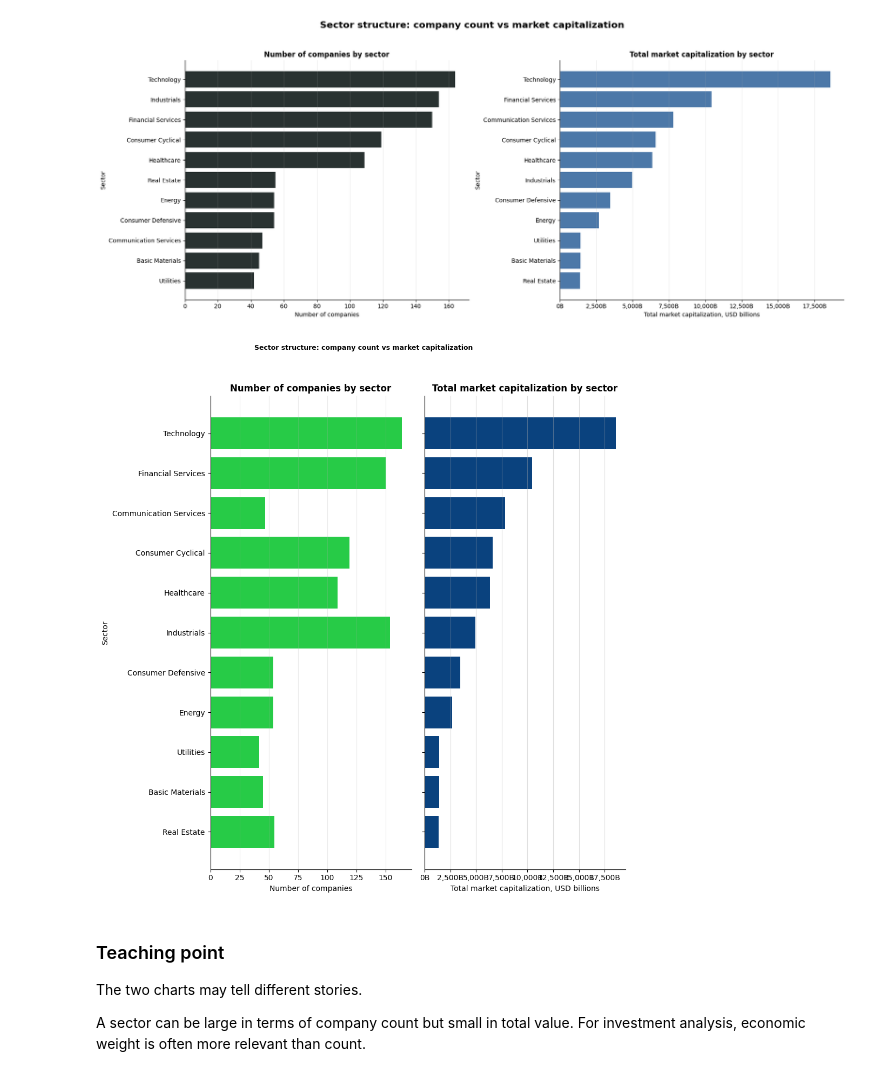
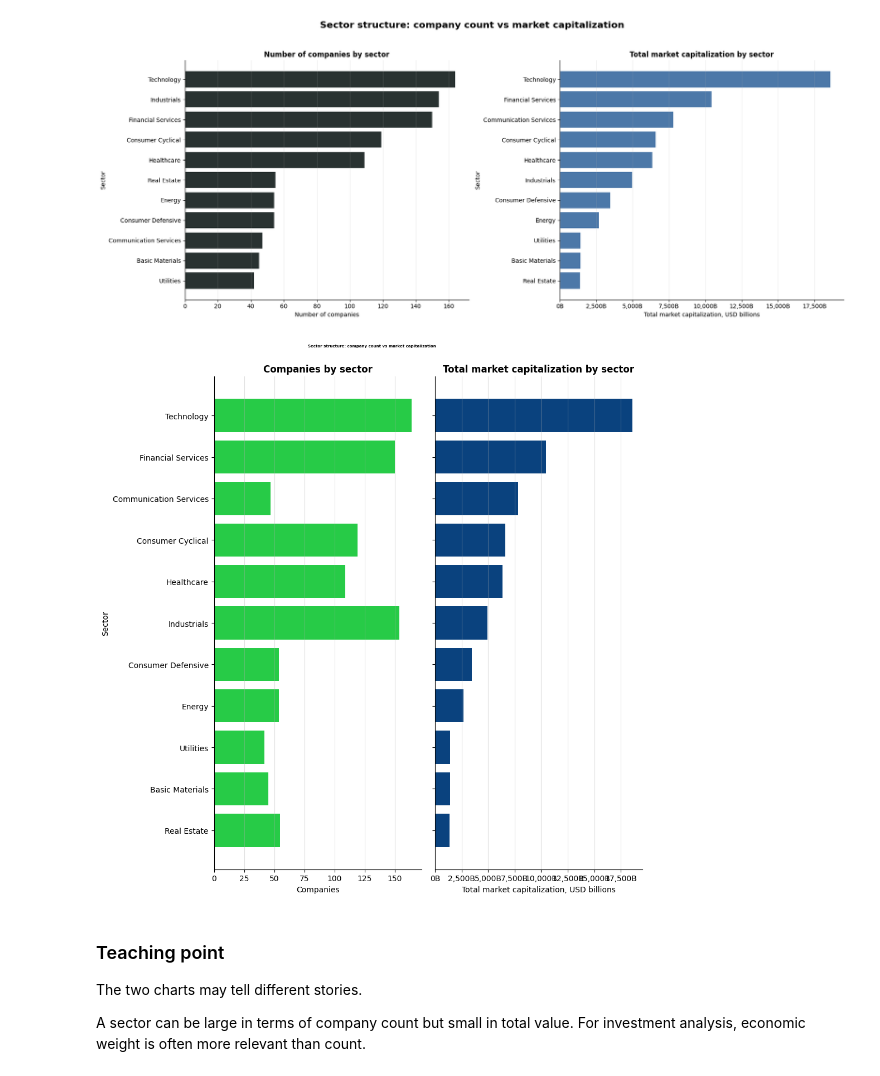
Before and after one commit to AliceS2502/BDA2026, a Jupyter notebook: Financial_Investment_Storytelling.ipynb, the cells around one changed output. Saved outputs shown, nothing was run; the diff lists cells and outputs as text; code cells hidden in the pictures.

```diff
--- a/Financial_Investment_Storytelling.ipynb
+++ b/Financial_Investment_Storytelling.ipynb
@@ -638,40 +638,40 @@ ax_count.barh(
     sector_summary.index,
     sector_summary["company_count"],
     color="#27CB47"
 )
 
-ax_count.set_title("Number of companies by sector")
-ax_count.set_xlabel("Number of companies")
+ax_count.set_title("Companies by sector")
+ax_count.set_xlabel("Companies")
 ax_count.set_ylabel("Sector")
-ax_count.grid(axis="x", alpha=0.25)
+ax_count.grid(axis="x", alpha=0.40)
 clean_spines(ax_count)
 
 # Right chart: total market capitalization.
 ax_cap.barh(
     sector_summary.index,
     sector_summary["total_market_cap_b"],
     color="#0A427E"
 )
 
 ax_cap.set_title("Total market capitalization by sector")
 ax_cap.set_xlabel("Total market capitalization, USD billions")
 ax_cap.set_ylabel("")
 
 ax_cap.xaxis.set_major_formatter(FuncFormatter(billions_formatter))
 ax_cap.grid(axis="x", alpha=0.40)
 clean_spines(ax_cap)
 
 fig.suptitle(
     "Sector structure: company count vs market capitalization",
-    fontsize=9,
-    fontweight="bold",
-    y=1.03
+    fontsize=5,
+    fontweight="heavy",
+    y=1.00
 )
 
 plt.tight_layout()
 plt.show()
 # %% [output]
-[figure, old version]
+[figure, new version]
 # %% [markdown]
 ### Teaching point
 
```
Also changed, not shown: parts of 2 cells of this notebook.
